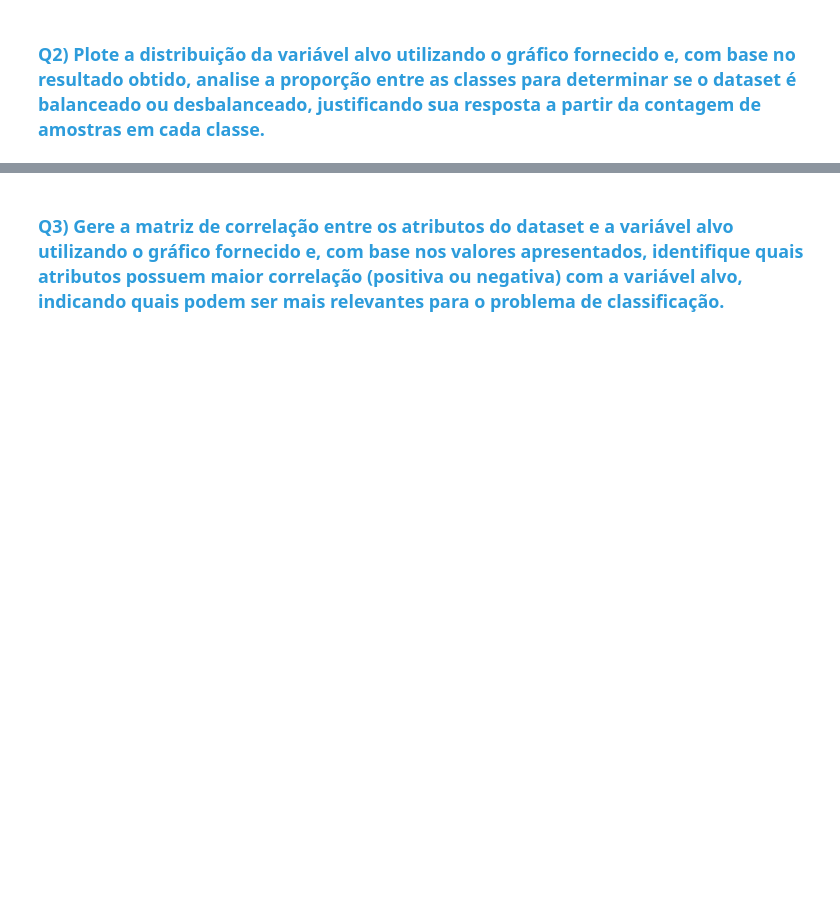
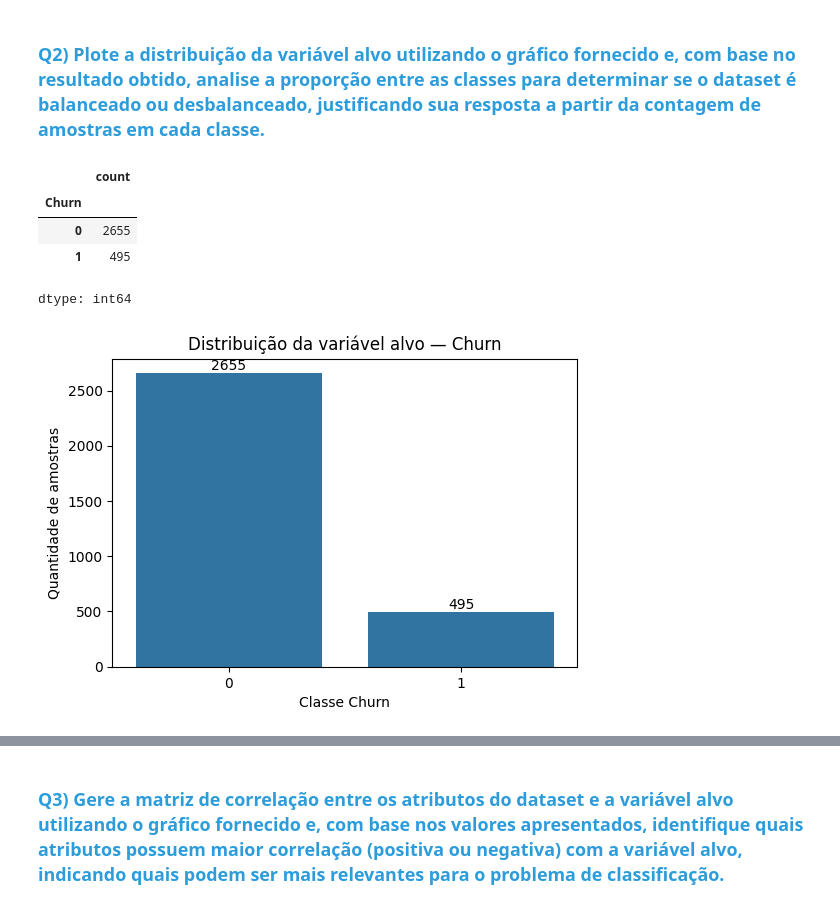
Before and after one commit to jaumg2004/Academia-Digital, a Jupyter notebook: lab/C24_2026_1_LL_Atividade_06_MMMM.ipynb, the cells around one changed output, grey strips where cells are left out. Cells and saved outputs as stored; diff of their text form; code cells hidden in the pictures; blank space fills up the shorter version.

```diff
--- a/lab/C24_2026_1_LL_Atividade_06_MMMM.ipynb
+++ b/lab/C24_2026_1_LL_Atividade_06_MMMM.ipynb
@@ -136,8 +136,29 @@ df.shape
 # %% [output]
 (3150, 14)
 # %%
-TARGET_COLUMN = df['Churn'] # preencher
+TARGET_COLUMN = 'Churn' # preencher
 # %% [markdown]
 O dataset possui 3150 amostras e 14 atributos (incluindo a variável alvo), sendo Churn a variável alvo; trata-se de um problema de classificação binária, pois essa variável assume apenas dois valores (0 e 1), indicando respectivamente clientes que não cancelaram e que cancelaram o serviço.
 # %% [markdown]
 ### <font color='#2D9CDB'>Q2) Plote a distribuição da variável alvo utilizando o gráfico fornecido e, com base no resultado obtido, analise a proporção entre as classes para determinar se o dataset é balanceado ou desbalanceado, justificando sua resposta a partir da contagem de amostras em cada classe.</font>
+# %%
+class_counts = df[TARGET_COLUMN].value_counts().sort_index()
+display(class_counts_bin)
+
+plt.figure(figsize=(6, 4))
+ax = sns.countplot(data=df, x=TARGET_COLUMN, order=class_counts_bin.index)
+plt.title("Distribuição da variável alvo — Churn")
+plt.xlabel("Classe Churn")
+plt.ylabel("Quantidade de amostras")
+
+for container in ax.containers:
+    ax.bar_label(container)
+
+plt.show()
+# %% [output]
+|  | count |
+| Churn |  |
+| 0 | 2655 |
+| 1 | 495 |
+dtype: int64
+[figure, added]
```
Also changed, not shown: parts of 45 cells of this notebook.
